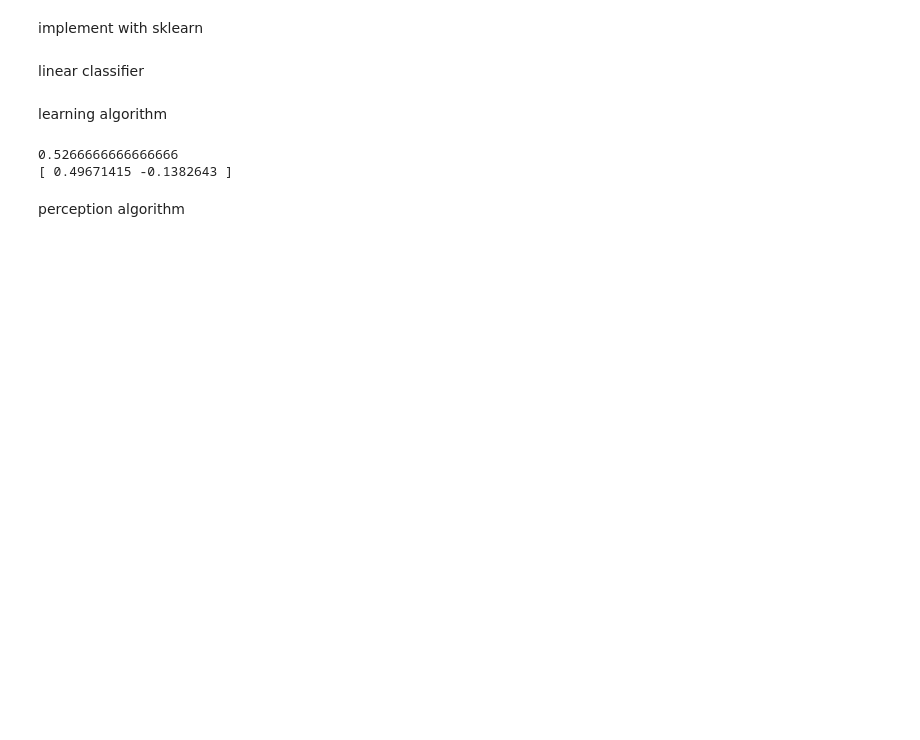
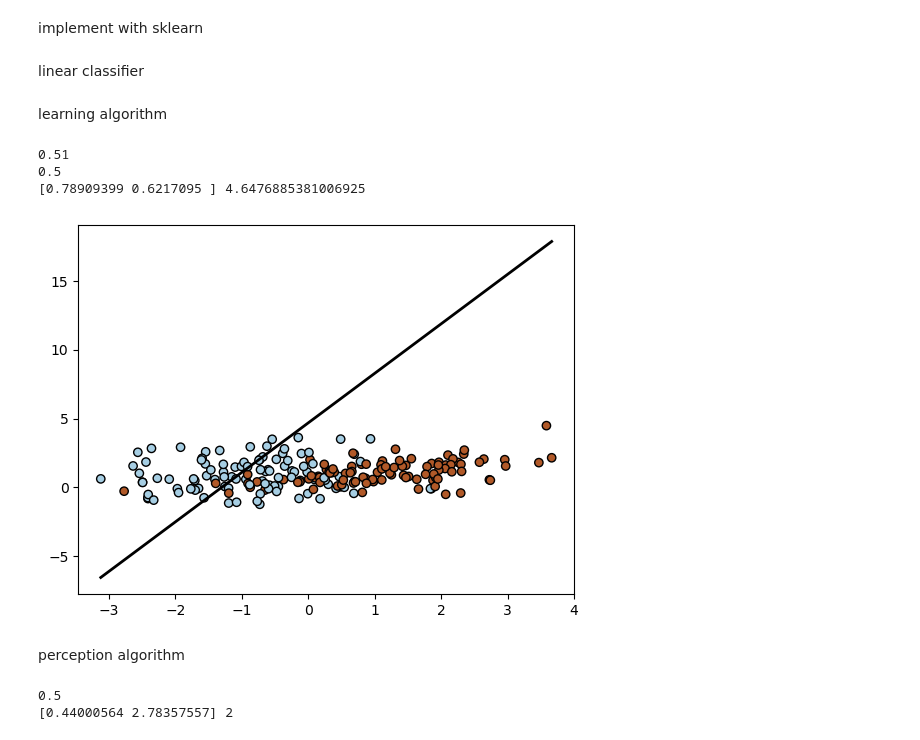
Before and after one commit to SaltPepperVinegar/brief-machine-learning, a Jupyter notebook: linear classifier/linear classifier .ipynb, the cells around one changed output. Drawn from its saved outputs; the diff is of its cells as text; code cells hidden in the pictures; blank space fills up the shorter version.

Commit message:
done visualisation of the model

```diff
--- a/linear classifier/linear classifier .ipynb
+++ b/linear classifier/linear classifier .ipynb
@@ -18,13 +18,13 @@ class LinearClassifier():
         self.b = b
 
     def predict(self,x):
-        return  np.sign(np.dot(x,self.t/np.linalg.norm(self.t)) + self.b)
+        return  np.sign(np.dot(x,self.t) + self.b)
 
     def predict_array(self,x):
         return [self.predict(i)  for i in x ]
 # %%
 # load data set
-X, y = make_classification(n_samples=200, n_features=2, n_classes=2, n_redundant=0, n_clusters_per_class=1, random_state=42)
+x, y = make_classification(n_samples=200, n_features=2, n_classes=2, n_redundant=0, n_clusters_per_class=1, random_state=42)
 # %% [markdown]
 learning algorithm
 # %%
@@ -51,14 +51,19 @@ def learning_algorithm_random (x, j, y):
         if  possible_training_error < current_training_error :
             current_model = possible_model
             current_training_error = possible_training_error
-    return current_model,current_training_error
+    return current_model
 # %%
-learned_model,error = learning_algorithm_random(x,10000,y)
-print(error)
-print(learned_model.t)
+learned_model = learning_algorithm_random(x,100,y)
+print(training_error(x,learned_model,y))
+plot(learned_model, x, y)
+learned_model = perceptron_learning_algorithm(x,y,10000,learned_model)
+print(training_error(x,learned_model,y))
+print(learned_model.t,learned_model.b)
 # %% [output]
-0.5266666666666666
-[ 0.49671415 -0.1382643 ]
+0.51
+0.5
+[0.78909399 0.6217095 ] 4.6476885381006925
+[figure, added]
 # %% [markdown]
 perception algorithm
 # %%
@@ -66,2 +90,7 @@ plt.scatter(x[:,0],x[:,1], color='blue', edgecolors='black', alpha=0.7)
 # %%
-x[:,0]
+learned_model = perceptron_learning_algorithm(x,y,10000,LinearClassifier([0,0],0))
+print(training_error(x,learned_model,y))
+print(learned_model.t,learned_model.b)
+# %% [output]
+0.5
+[0.44000564 2.78357557] 2
```
Also changed, not shown: parts of 3 cells of this notebook.
